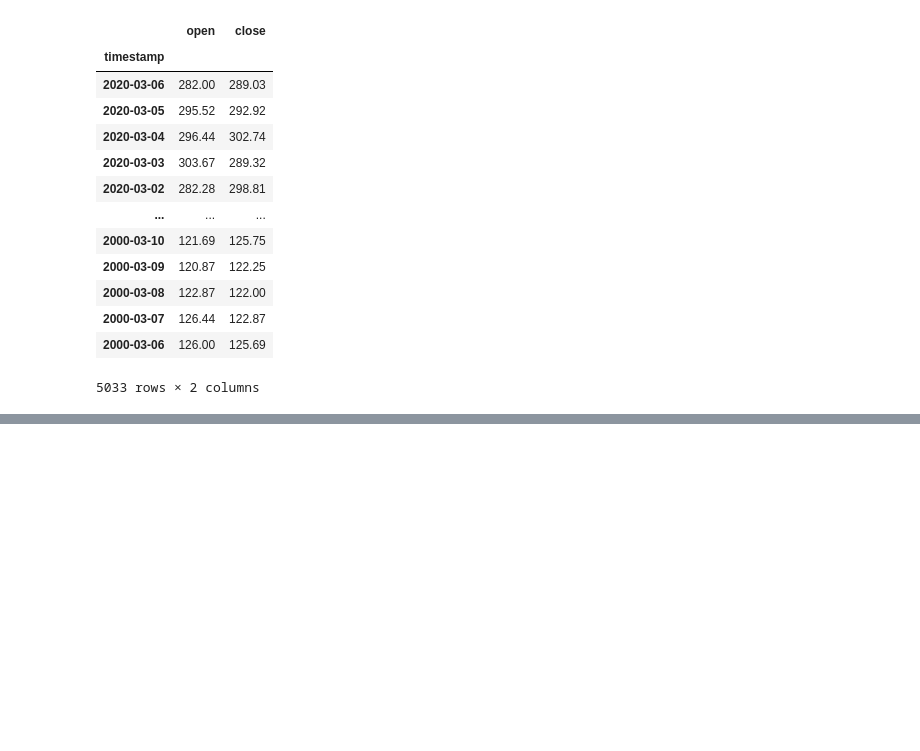
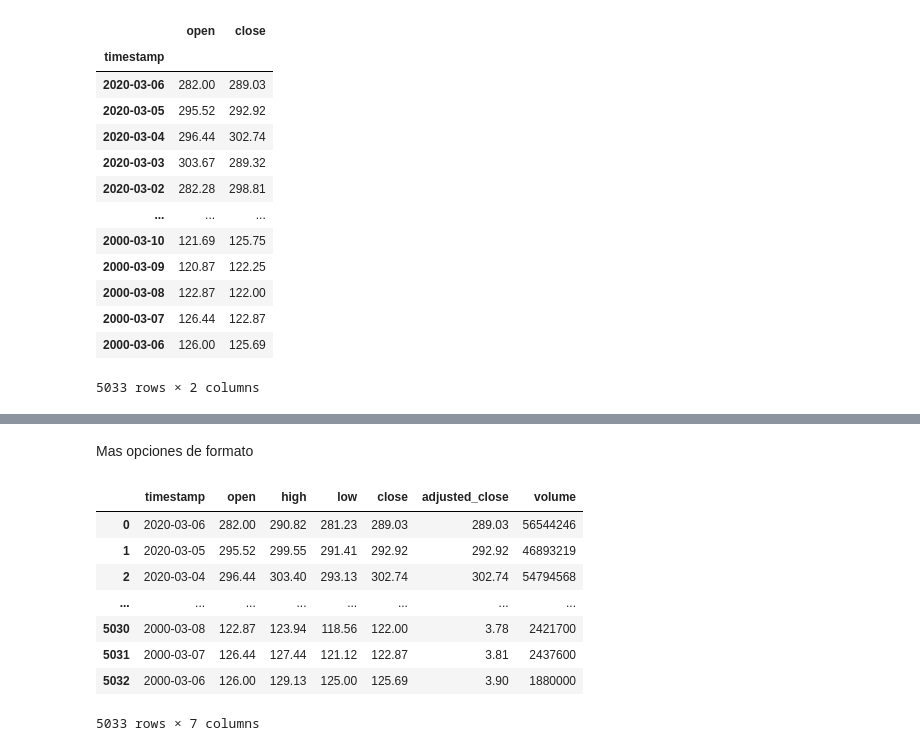
Before and after one commit to alanshalem/python-finanzas-quant, a Jupyter notebook: t[1] Pandas DataFrames/001_pandas/001_pandas.ipynb, the cells around one changed output, grey strips where cells are left out. Drawn from its saved outputs; the diff is of its cells as text; code cells hidden in the pictures; blank space fills up the shorter version.

```diff
--- a/t[1] Pandas DataFrames/001_pandas/001_pandas.ipynb
+++ b/t[1] Pandas DataFrames/001_pandas/001_pandas.ipynb
@@ -127,0 +184,15 @@ data
+# %% [markdown]
+Mas opciones de formato
+# %%
+pd.options.display.precision = 2
+data
+# %% [output]
+|  | timestamp | open | high | low | close | adjusted_close | volume |
+| 0 | 2020-03-06 | 282.00 | 290.82 | 281.23 | 289.03 | 289.03 | 56544246 |
+| 1 | 2020-03-05 | 295.52 | 299.55 | 291.41 | 292.92 | 292.92 | 46893219 |
+| 2 | 2020-03-04 | 296.44 | 303.40 | 293.13 | 302.74 | 302.74 | 54794568 |
+| ... | ... | ... | ... | ... | ... | ... | ... |
+| 5030 | 2000-03-08 | 122.87 | 123.94 | 118.56 | 122.00 | 3.78 | 2421700 |
+| 5031 | 2000-03-07 | 126.44 | 127.44 | 121.12 | 122.87 | 3.81 | 2437600 |
+| 5032 | 2000-03-06 | 126.00 | 129.13 | 125.00 | 125.69 | 3.90 | 1880000 |
+5033 rows × 7 columns
```
Also changed, not shown: parts of 16 cells of this notebook, 5 other files.
